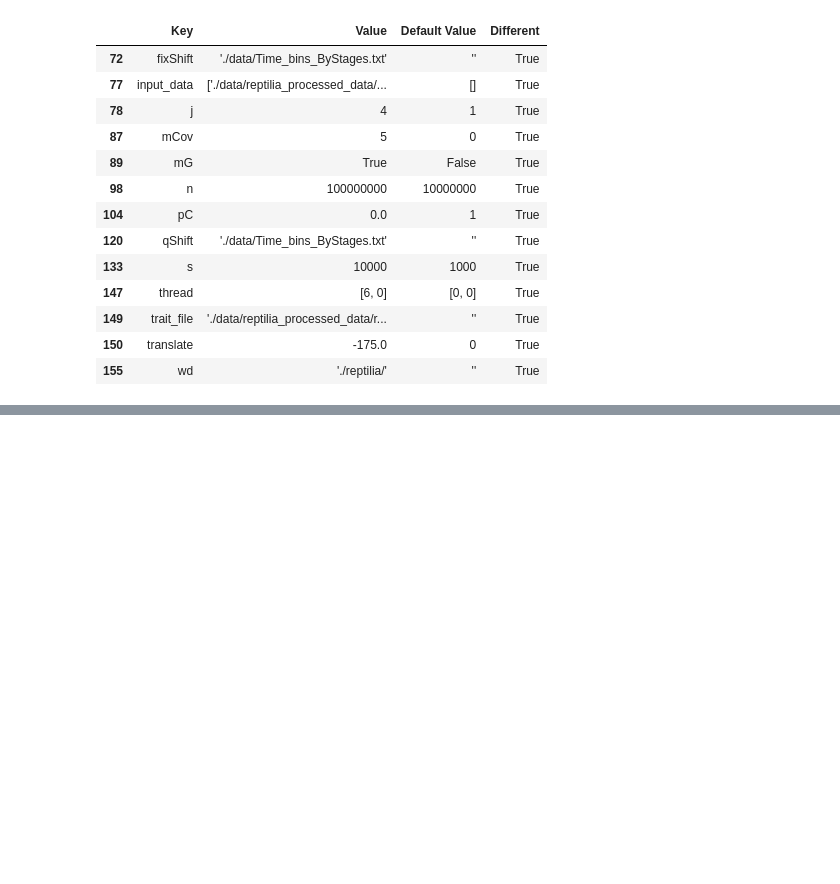
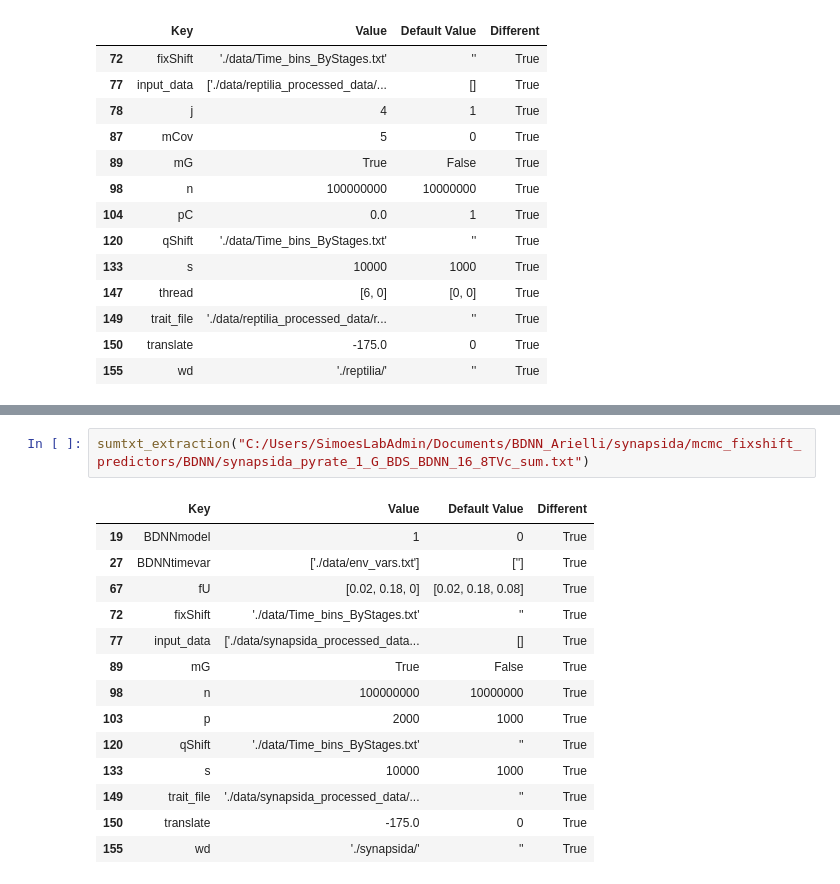
Before and after one commit to shelleylwang/pt_diversity_rates, a Jupyter notebook: sumtxt.ipynb, the cells around one changed output, grey strips where cells are left out. Drawn from its saved outputs; the diff is of its cells as text; blank space fills up the shorter version.

```diff
--- a/sumtxt.ipynb
+++ b/sumtxt.ipynb
@@ -395,0 +430,17 @@ sumtxt_extraction("C:/Users/SimoesLabAdmin/Downloads/reptilia_pyrate_1_G_COVhprj
+# %%
+sumtxt_extraction("C:/Users/SimoesLabAdmin/Documents/BDNN_Arielli/synapsida/mcmc_fixshift_predictors/BDNN/synapsida_pyrate_1_G_BDS_BDNN_16_8TVc_sum.txt")
+# %% [output]
+|  | Key | Value | Default Value | Different |
+| 19 | BDNNmodel | 1 | 0 | True |
+| 27 | BDNNtimevar | ['./data/env_vars.txt'] | [''] | True |
+| 67 | fU | [0.02, 0.18, 0] | [0.02, 0.18, 0.08] | True |
+| 72 | fixShift | './data/Time_bins_ByStages.txt' | '' | True |
+| 77 | input_data | ['./data/synapsida_processed_data... | [] | True |
+| 89 | mG | True | False | True |
+| 98 | n | 100000000 | 10000000 | True |
+| 103 | p | 2000 | 1000 | True |
+| 120 | qShift | './data/Time_bins_ByStages.txt' | '' | True |
+| 133 | s | 10000 | 1000 | True |
+| 149 | trait_file | './data/synapsida_processed_data/... | '' | True |
+| 150 | translate | -175.0 | 0 | True |
+| 155 | wd | './synapsida/' | '' | True |
```
Also changed, not shown: parts of 9 cells of this notebook, 29 other files.
